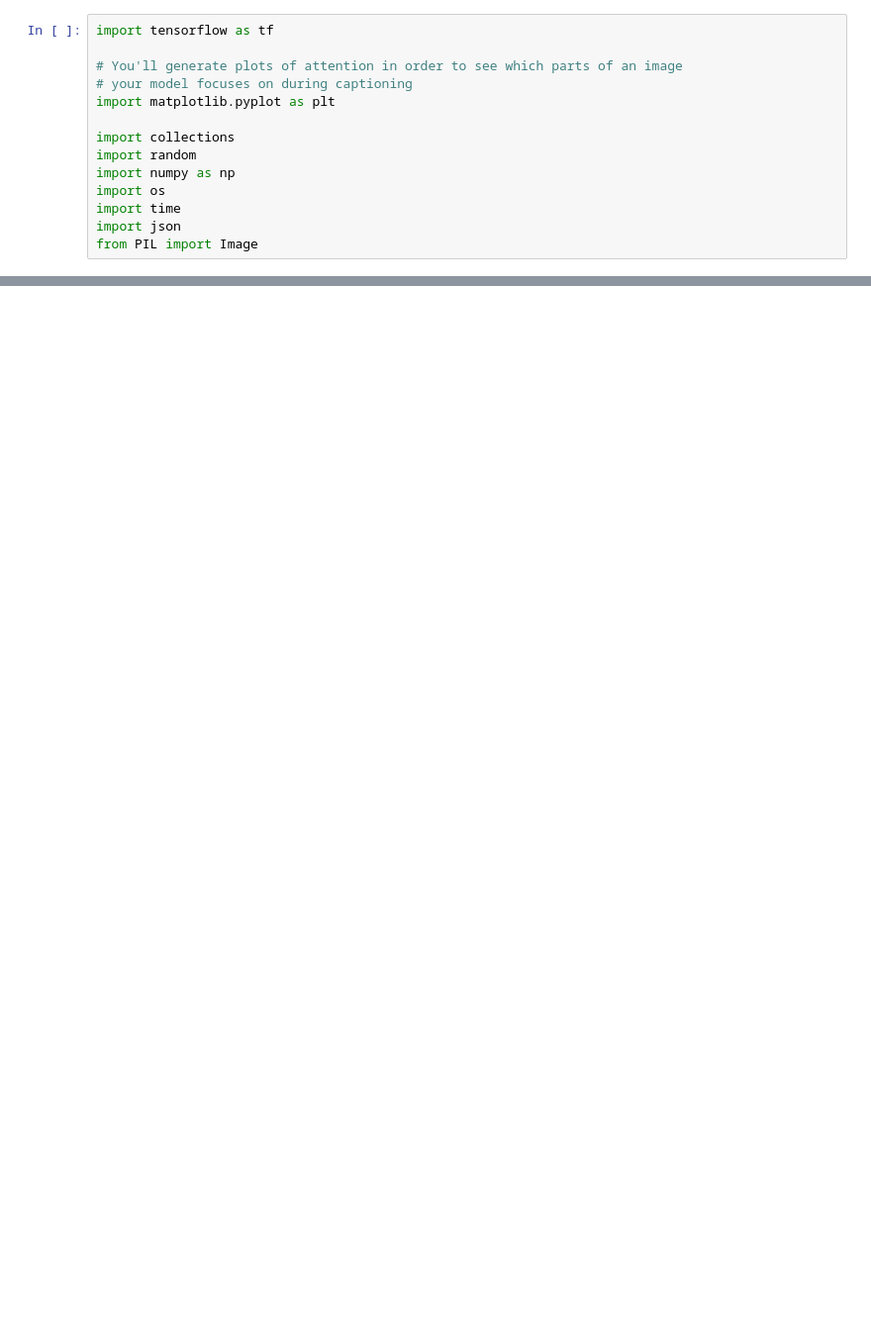
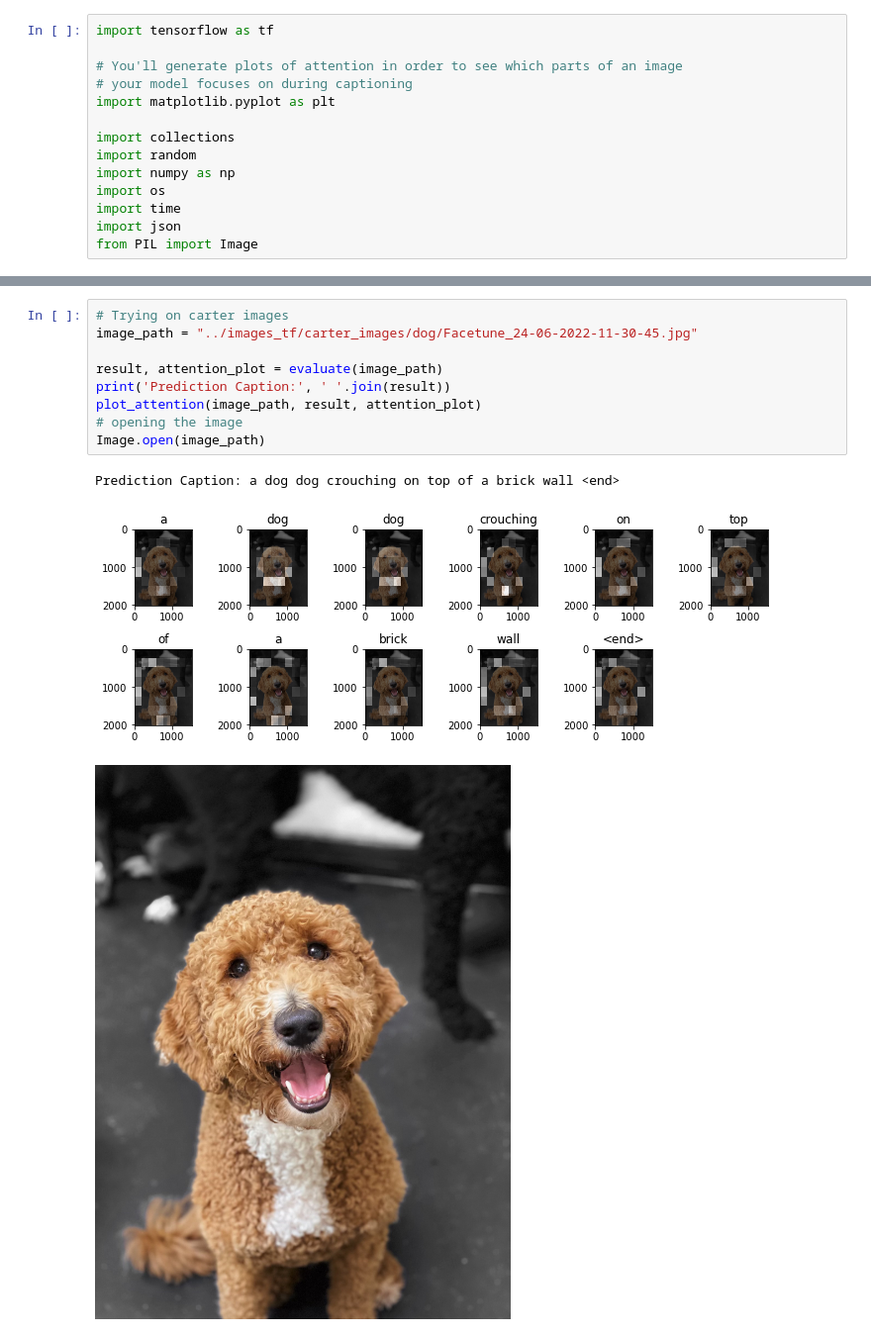
Before and after one commit to urd00m/AI-Projects, a Jupyter notebook: tensorflow_play/text_tf/image_caption.ipynb, the cells around one changed output, grey strips where cells are left out. Shown at 99% size. Saved outputs shown, nothing was run; the diff lists cells and outputs as text; blank space fills up the shorter version.

```diff
--- a/tensorflow_play/text_tf/image_caption.ipynb
+++ b/tensorflow_play/text_tf/image_caption.ipynb
@@ -41,0 +508,13 @@ Downloading data from http://images.cocodataset.org/zips/train2014.zip
+# %%
+# Trying on carter images
+image_path = "../images_tf/carter_images/dog/Facetune_24-06-2022-11-30-45.jpg"
+
+result, attention_plot = evaluate(image_path)
+print('Prediction Caption:', ' '.join(result))
+plot_attention(image_path, result, attention_plot)
+# opening the image
+Image.open(image_path)
+# %% [output]
+Prediction Caption: a dog dog crouching on top of a brick wall <end>
+[figure, added]
+[figure, added]
```
Also changed, not shown: parts of 20 cells of this notebook, 1 other file.
